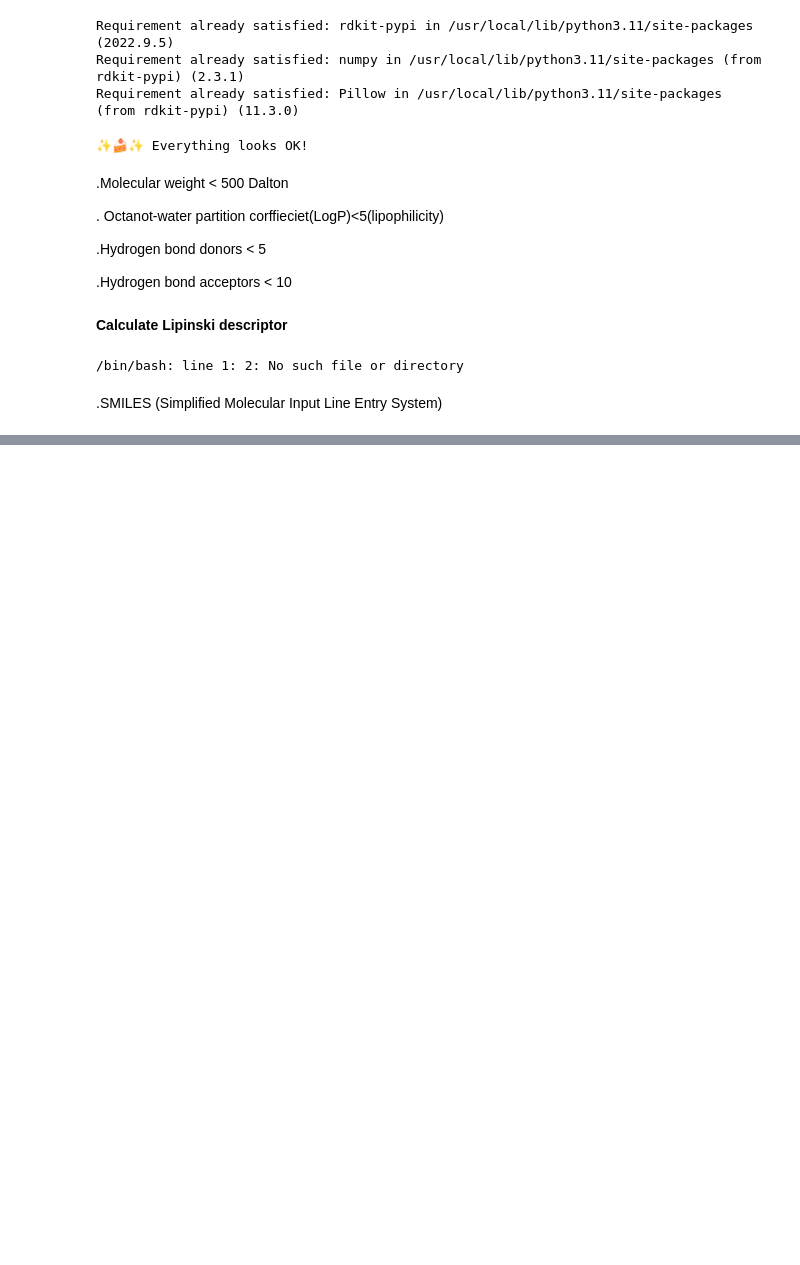
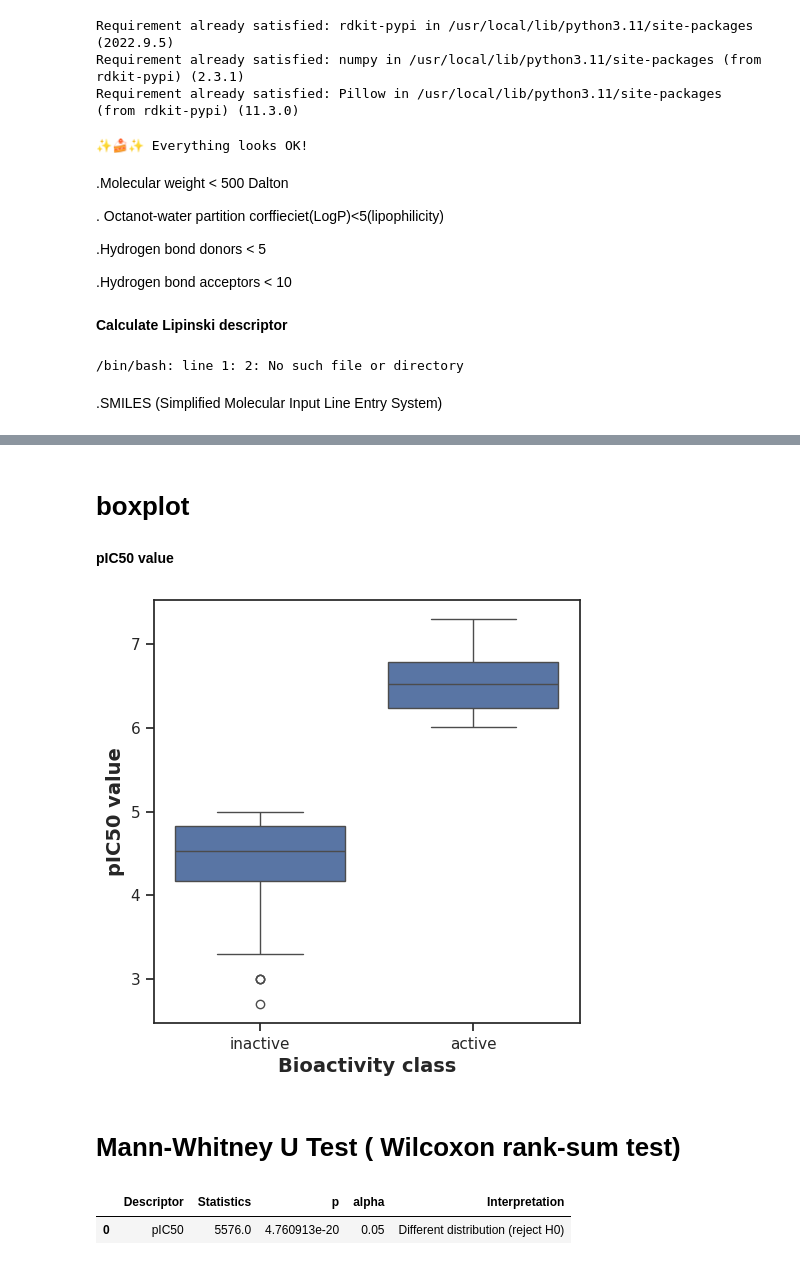
Before and after one commit to Ebratul/Bioinformatics, a Jupyter notebook: python/ML_Part_01.ipynb, the cells around one changed output, grey strips where cells are left out. Drawn from its saved outputs; the diff is of its cells as text; code cells hidden in the pictures; blank space fills up the shorter version.

```diff
--- a/python/ML_Part_01.ipynb
+++ b/python/ML_Part_01.ipynb
@@ -391,0 +588,15 @@ def lipinski(smiles, verbose = False):
+# %% [markdown]
+# boxplot
+# %% [markdown]
+**pIC50 value**
+# %%
+plt.figure (figsize=(5.5, 5.5))
+sns.boxplot(x = 'bioactivity_class', y = 'pIC50', data = df_2class)
+plt.xlabel('Bioactivity class', fontsize = 14, fontweight = 'bold')
+plt.ylabel('pIC50 value', fontsize = 14, fontweight = 'bold')
+plt.savefig('plot_ic50.pdf')
+plt.show()
+# %% [output]
+[figure, added]
+# %% [markdown]
+# Mann-Whitney U Test ( Wilcoxon rank-sum test)
@@ -391,0 +644,5 @@ def lipinski(smiles, verbose = False):
+# %%
+manwhitney('pIC50')
+# %% [output]
+|  | Descriptor | Statistics | p | alpha | Interpretation |
+| 0 | pIC50 | 5576.0 | 4.760913e-20 | 0.05 | Different distribution (reject H0) |
```
Also changed, not shown: parts of 36 cells of this notebook.
